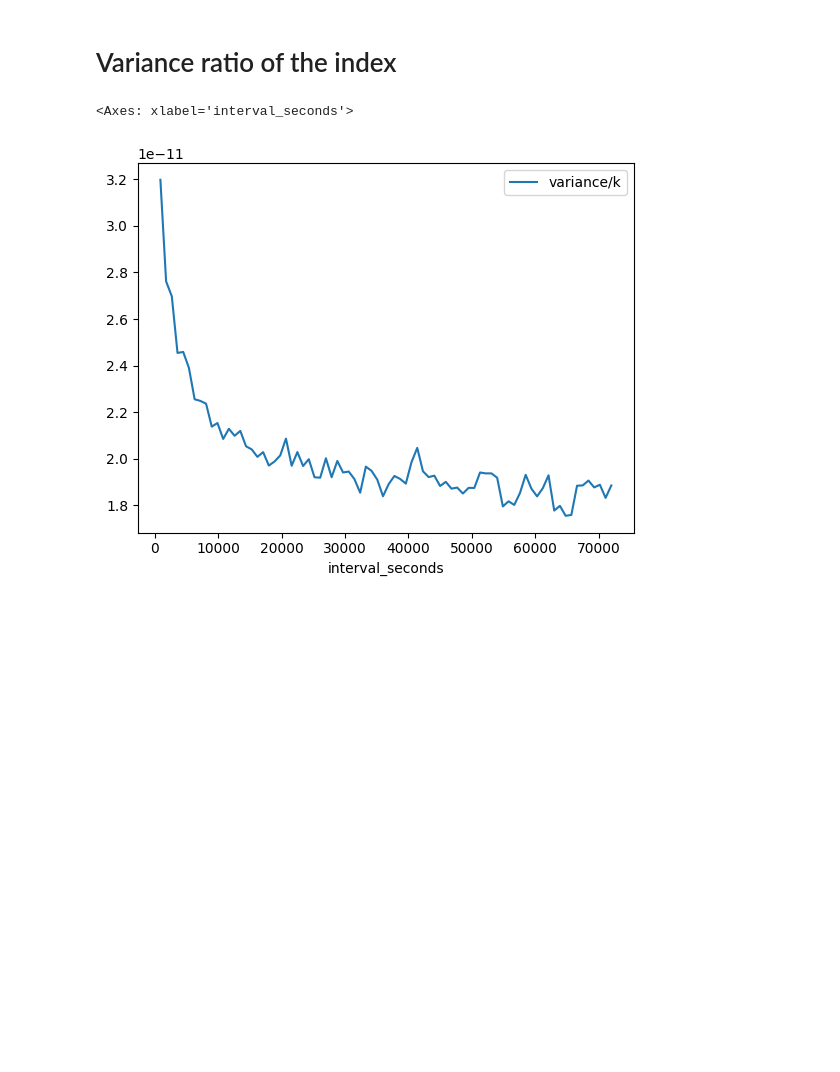
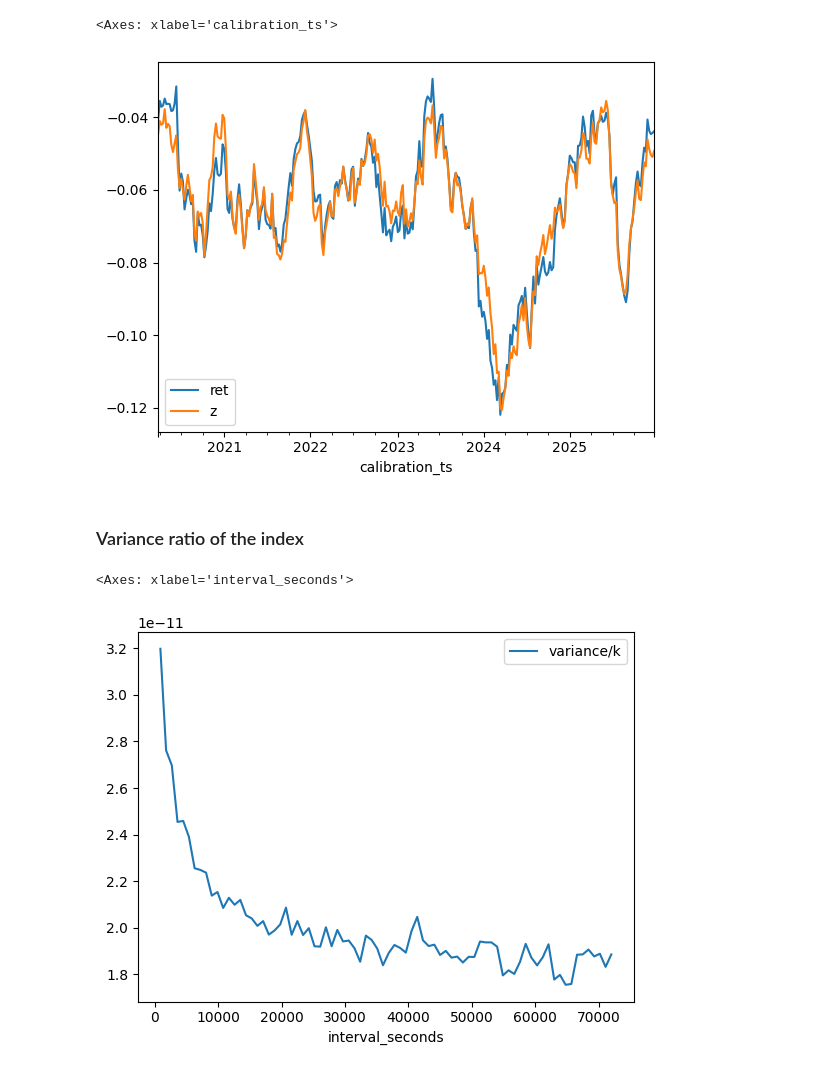
Before and after one commit to muqali/systematic-trading, a Jupyter notebook: src/systematic_trading/research/sgd_neer.ipynb, the cells around one changed output. Saved outputs shown, nothing was run; the diff lists cells and outputs as text; code cells hidden in the pictures; blank space fills up the shorter version.

Commit message:
alternative mr strategy for sgd neer

```diff
--- a/src/systematic_trading/research/sgd_neer.ipynb
+++ b/src/systematic_trading/research/sgd_neer.ipynb
@@ -50,0 +71,9 @@ currency_ret_series = rets_vs_sgd["EUR"]
+# %%
+from util.price_util import attach_volatility, attach_trendiness
+
+calib_result_ret = strategy.calibrate_return_regression_stats(index_ret_series)
+
+
+z = attach_volatility(index_ret_series, half_life=5*strategy.past_horizon)
+z = z["index"] / z["volatility"]
+calib_result_z = strategy.calibrate_return_regression_stats(z)
@@ -51,5 +93,10 @@ currency_ret_series = rets_vs_sgd["EUR"]
+# %%
+pd.concat([calib_result_ret.beta.rename('ret'), calib_result_z.beta.rename('z')], axis=1).plot()
+# %% [output]
+<Axes: xlabel='calibration_ts'>
+[figure, added]
 # %% [markdown]
-# Variance ratio of the index
+### Variance ratio of the index
 # %%
 mr.variance_ratio(index_ret_series, pd.Timedelta(seconds=72000)).plot()
 # %% [output]
```
Also changed, not shown: parts of 16 cells of this notebook, 2 other files.
